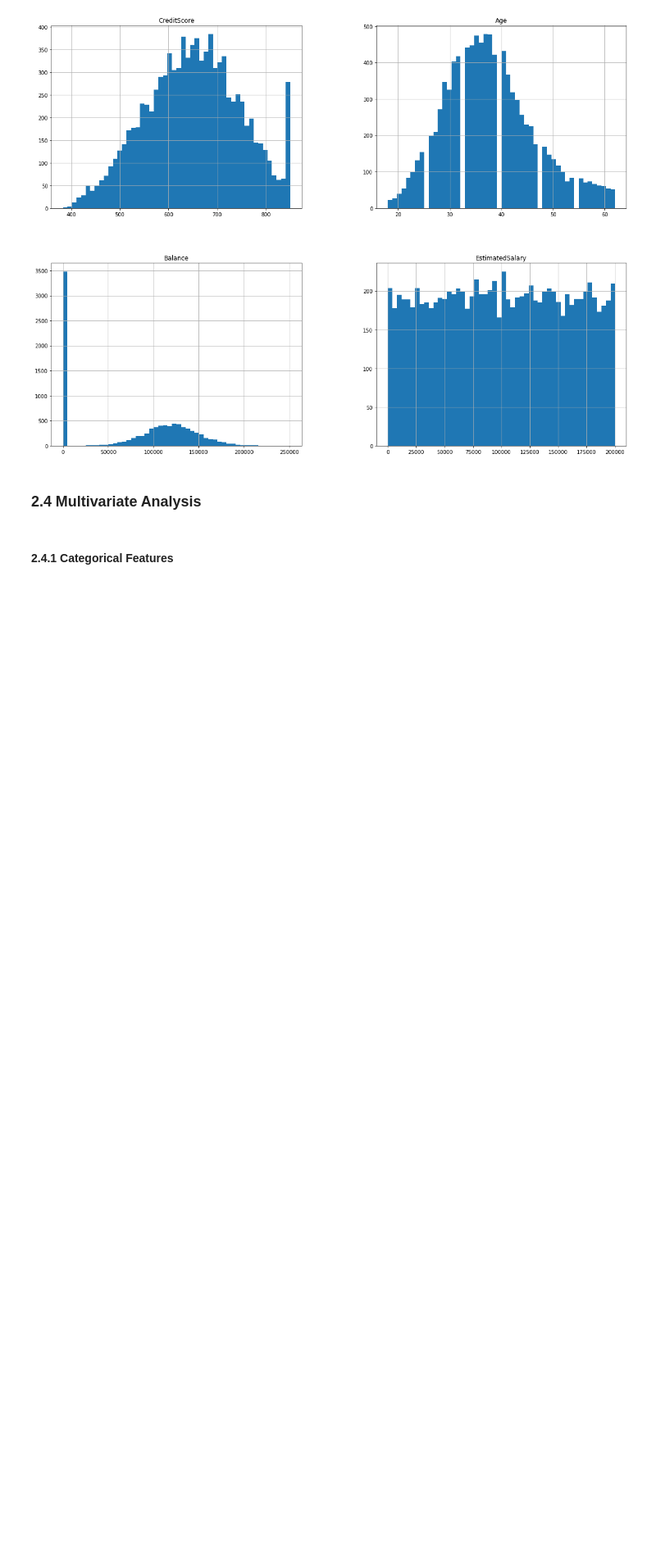
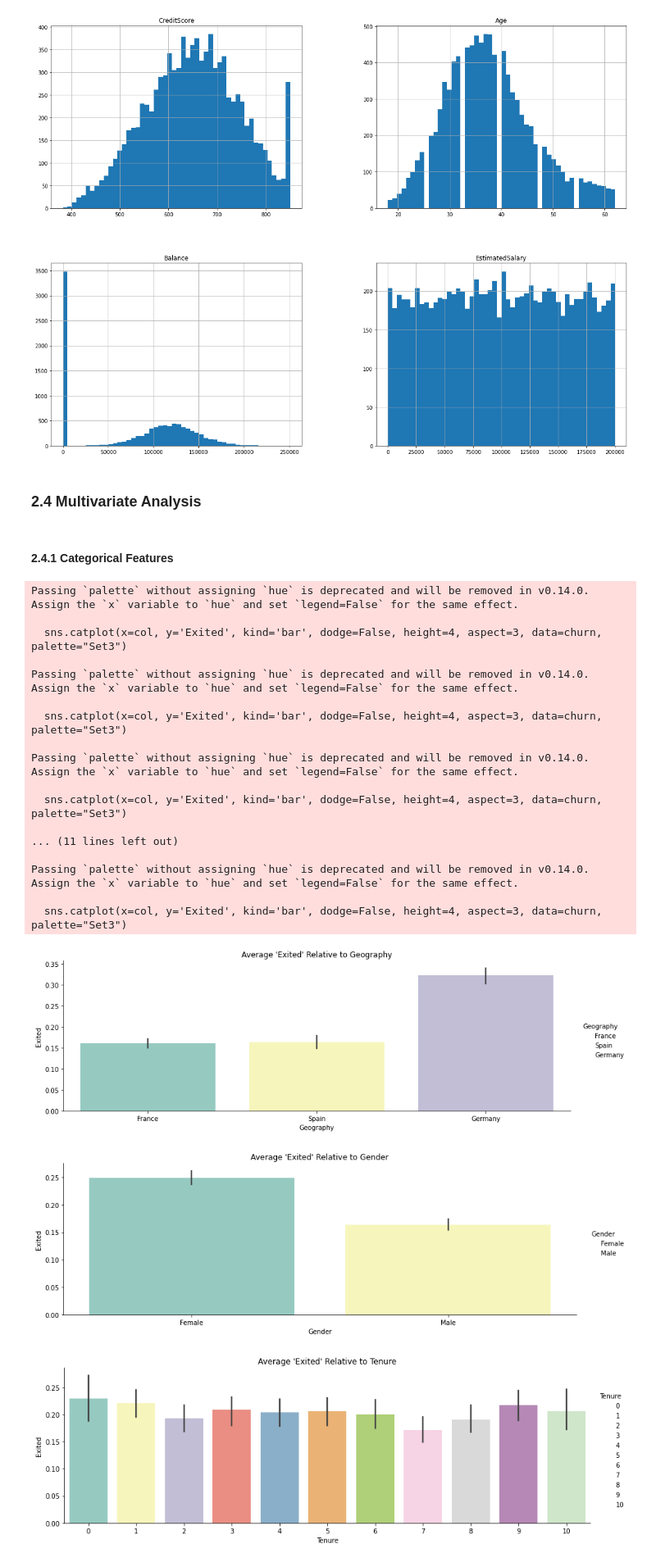
Before and after one commit to naufalmuafi/bank-customer-churn-prediction, a Jupyter notebook: main.ipynb, the cells around one changed output. Shown at 82% size. Cells and saved outputs as stored; diff of their text form; code cells hidden in the pictures; blank space fills up the shorter version.

```diff
--- a/main.ipynb
+++ b/main.ipynb
@@ -403,3 +418,28 @@ plt.show()
 ### 2.4 Multivariate Analysis
 # %% [markdown]
 #### 2.4.1 Categorical Features
+# %%
+for col in categorical_features:
+  sns.catplot(x=col, y='Exited', kind='bar', dodge=False, height=4, aspect=3, data=churn, palette="Set3")
+  plt.title(f"Average 'Exited' Relative to {col}")
+# %% [output]
+Passing `palette` without assigning `hue` is deprecated and will be removed in v0.14.0. Assign the `x` variable to `hue` and set `legend=False` for the same effect.
+
+  sns.catplot(x=col, y='Exited', kind='bar', dodge=False, height=4, aspect=3, data=churn, palette="Set3")
+
+Passing `palette` without assigning `hue` is deprecated and will be removed in v0.14.0. Assign the `x` variable to `hue` and set `legend=False` for the same effect.
+
+  sns.catplot(x=col, y='Exited', kind='bar', dodge=False, height=4, aspect=3, data=churn, palette="Set3")
+
+Passing `palette` without assigning `hue` is deprecated and will be removed in v0.14.0. Assign the `x` variable to `hue` and set `legend=False` for the same effect.
+
+  sns.catplot(x=col, y='Exited', kind='bar', dodge=False, height=4, aspect=3, data=churn, palette="Set3")
+
+... (11 lines left out)
+
+Passing `palette` without assigning `hue` is deprecated and will be removed in v0.14.0. Assign the `x` variable to `hue` and set `legend=False` for the same effect.
+
+  sns.catplot(x=col, y='Exited', kind='bar', dodge=False, height=4, aspect=3, data=churn, palette="Set3")
+[figure, added]
+[figure, added]
+[figure, added]
```
Also changed, not shown: parts of 16 cells of this notebook.
